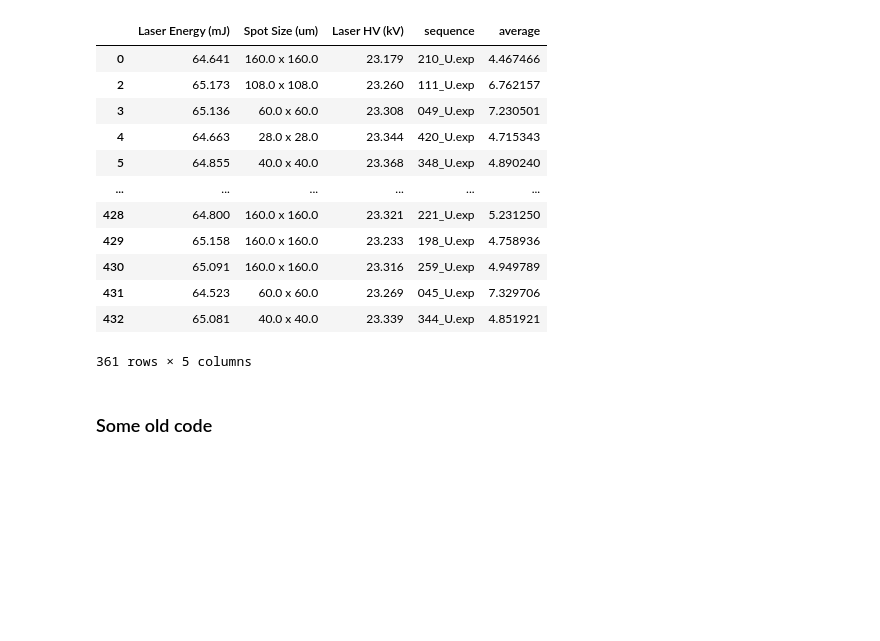
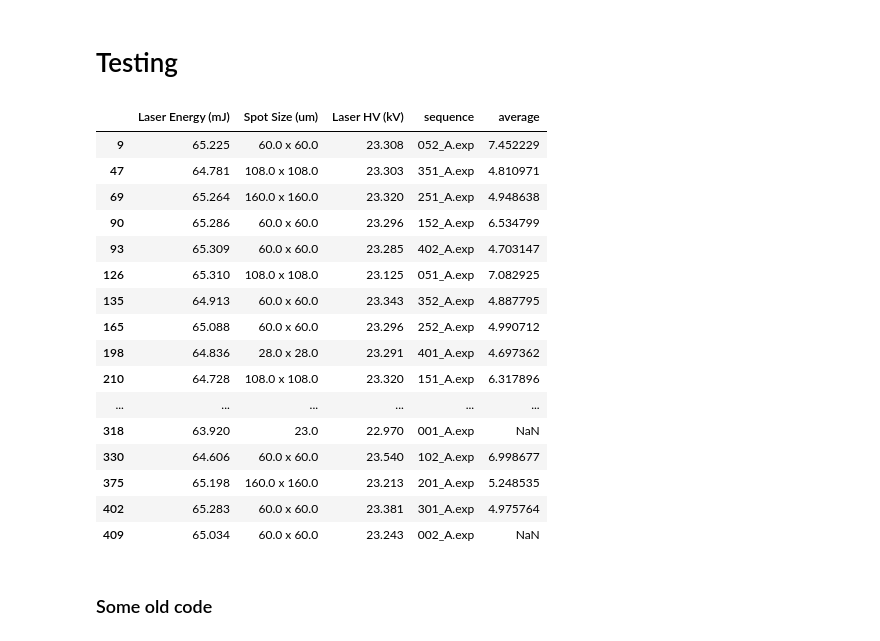
Before and after one commit to jiexu2776/boron-main, a Jupyter notebook: get average values.ipynb, the cells around one changed output. Cells and saved outputs as stored; diff of their text form; code cells hidden in the pictures; blank space fills up the shorter version.

```diff
--- a/get average values.ipynb
+++ b/get average values.ipynb
@@ -113,0 +144,7 @@ def calculateSingleFile_B10_FC(filename, bg_10B, factorSD):
+# %%
+dataFiles = dirFiles('data/2022-11-04 Boron measurements', 'exp')
+dataFiles.sort()
+
+dataFiles = selSmpType('A')
+
+dataFiles
@@ -124,15 +225,13 @@ for i in dataFiles:
 # %%
 df_Laser = pd.read_csv('data/Seq_log_20221104_191152.csv', header=0)
 Laser_sequece = df_Laser[' Sequence Number'].dropna()
-res_energy = []
-res_spotsize = []
-res_HV = []
+res_laser = []
 dfN = pd.DataFrame(res)
 
 for i in dfN['sequence']:
     Nep_index = float(i.split('_')[0])
     mapping = Laser_sequece[Laser_sequece==Nep_index].index[0]
 
-    res_energy.append(df_Laser.loc[mapping, ' Laser Energy (mJ)'])
-    res_spotsize.append(df_Laser.loc[mapping, ' Spot Size (um)'])
-    res_HV.append(df_Laser.loc[mapping, ' Laser HV (kV)'])
+    res_laser.append([i, df_Laser.loc[mapping, ' Laser Energy (mJ)'], df_Laser.loc[mapping, ' Spot Size (um)'],
+                      df_Laser.loc[mapping, ' Laser HV (kV)']])
+pd.DataFrame(res_laser).rename(columns = {0:'Sample Name', 1: ' Laser Energy (mJ)', 2: ' Spot Size (um)', 3: ' Laser HV (kV)'})
@@ -139,3 +272,5 @@ for i in dfN['sequence']:
+# %% [markdown]
+# Testing
 # %%
 results = {'Laser Energy (mJ)': res_energy,
            'Spot Size (um)': res_spotsize, 'Laser HV (kV)': res_HV}
@@ -143,32 +278,28 @@ results = {'Laser Energy (mJ)': res_energy,
 Laser_res= pd.DataFrame(results)
 resss = pd.concat([Laser_res, dfN.reindex(Laser_res.index)], axis=1)
 # %%
-filA = resss['sequence'].str.contains('A')
-filB = resss['sequence'].str.contains('B')
-filC = resss['sequence'].str.contains('C')
-filD = resss['sequence'].str.contains('D')
-filU = resss['sequence'].str.contains('U')
+def laser_Cond(smp):
+    return resss[resss['sequence'].str.contains(smp)]
 
-resss_A = resss[filA]
-resss_B = resss[filB]
-resss_C = resss[filC]
-resss_D = resss[filD]
-resss_U = resss[filU]
-resss_U
+laser_Cond('A')
 # %% [output]
 |  | Laser Energy (mJ) | Spot Size (um) | Laser HV (kV) | sequence | average |
-| 0 | 64.641 | 160.0 x 160.0 | 23.179 | 210_U.exp | 4.467466 |
-| 2 | 65.173 | 108.0 x 108.0 | 23.260 | 111_U.exp | 6.762157 |
-| 3 | 65.136 | 60.0 x 60.0 | 23.308 | 049_U.exp | 7.230501 |
-| 4 | 64.663 | 28.0 x 28.0 | 23.344 | 420_U.exp | 4.715343 |
-| 5 | 64.855 | 40.0 x 40.0 | 23.368 | 348_U.exp | 4.890240 |
+| 9 | 65.225 | 60.0 x 60.0 | 23.308 | 052_A.exp | 7.452229 |
+| 47 | 64.781 | 108.0 x 108.0 | 23.303 | 351_A.exp | 4.810971 |
+| 69 | 65.264 | 160.0 x 160.0 | 23.320 | 251_A.exp | 4.948638 |
+| 90 | 65.286 | 60.0 x 60.0 | 23.296 | 152_A.exp | 6.534799 |
+| 93 | 65.309 | 60.0 x 60.0 | 23.285 | 402_A.exp | 4.703147 |
+| 126 | 65.310 | 108.0 x 108.0 | 23.125 | 051_A.exp | 7.082925 |
+| 135 | 64.913 | 60.0 x 60.0 | 23.343 | 352_A.exp | 4.887795 |
+| 165 | 65.088 | 60.0 x 60.0 | 23.296 | 252_A.exp | 4.990712 |
+| 198 | 64.836 | 28.0 x 28.0 | 23.291 | 401_A.exp | 4.697362 |
+| 210 | 64.728 | 108.0 x 108.0 | 23.320 | 151_A.exp | 6.317896 |
 | ... | ... | ... | ... | ... | ... |
-| 428 | 64.800 | 160.0 x 160.0 | 23.321 | 221_U.exp | 5.231250 |
-| 429 | 65.158 | 160.0 x 160.0 | 23.233 | 198_U.exp | 4.758936 |
-| 430 | 65.091 | 160.0 x 160.0 | 23.316 | 259_U.exp | 4.949789 |
-| 431 | 64.523 | 60.0 x 60.0 | 23.269 | 045_U.exp | 7.329706 |
-| 432 | 65.081 | 40.0 x 40.0 | 23.339 | 344_U.exp | 4.851921 |
+| 318 | 63.920 | 23.0 | 22.970 | 001_A.exp | NaN |
+| 330 | 64.606 | 60.0 x 60.0 | 23.540 | 102_A.exp | 6.998677 |
+| 375 | 65.198 | 160.0 x 160.0 | 23.213 | 201_A.exp | 5.248535 |
+| 402 | 65.283 | 60.0 x 60.0 | 23.381 | 301_A.exp | 4.975764 |
+| 409 | 65.034 | 60.0 x 60.0 | 23.243 | 002_A.exp | NaN |
-361 rows × 5 columns
 # %% [markdown]
 ### Some old code
 # %%
```
Also changed, not shown: parts of 21 cells of this notebook.
